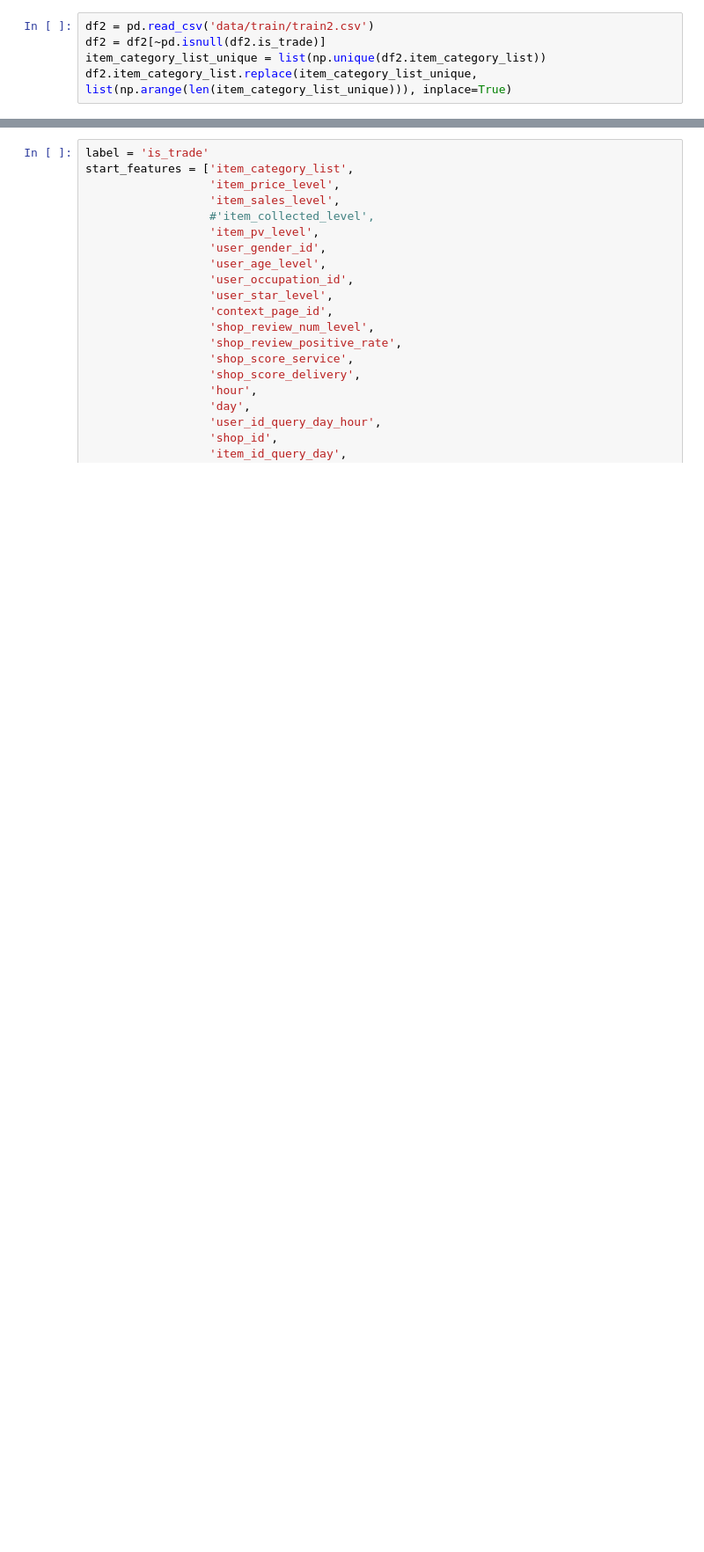
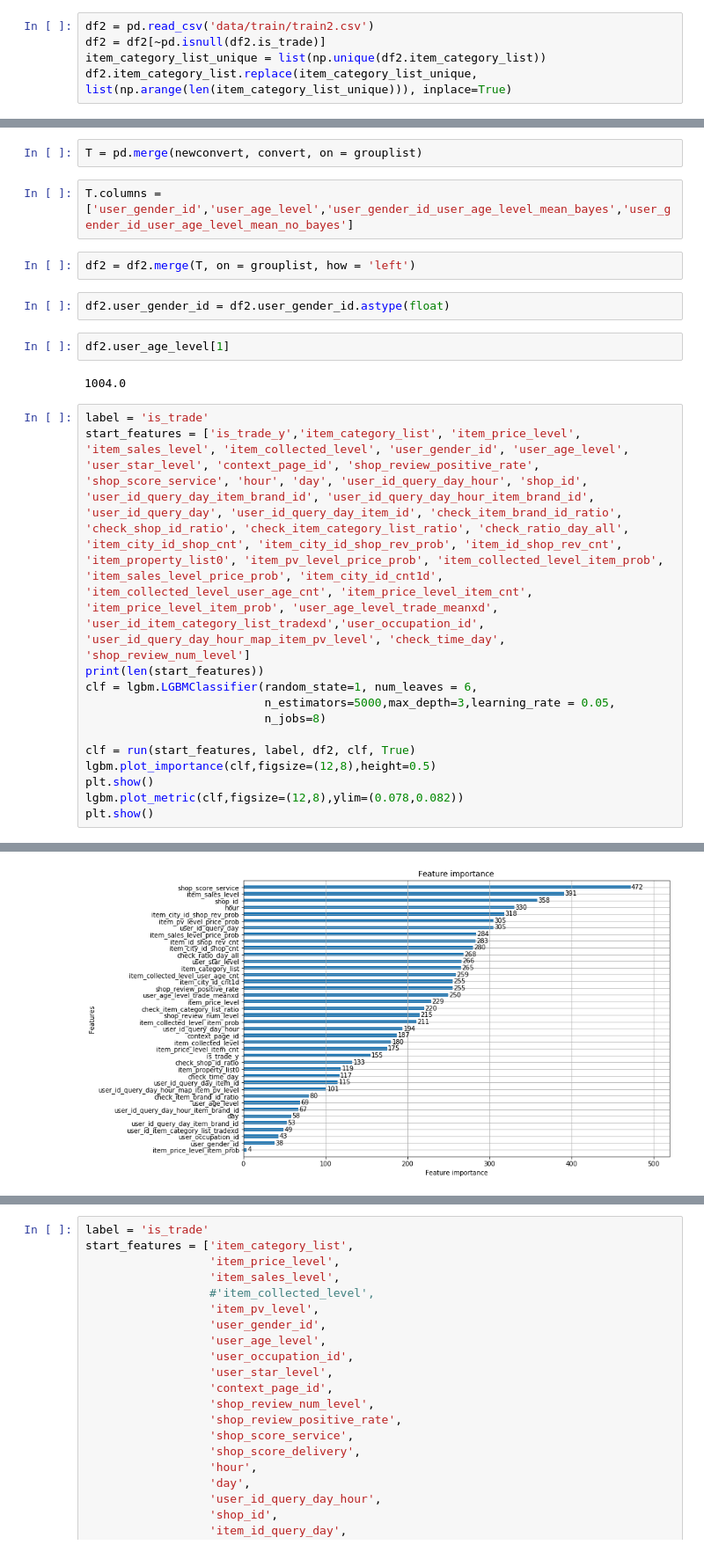
Before and after one commit to duxuhao/IJCAI-2018-2, a Jupyter notebook: Lab3.ipynb, the cells around one changed output, grey strips where cells are left out. Shown at 88% size. Saved outputs shown, nothing was run; the diff lists cells and outputs as text; blank space fills up the shorter version.

```diff
--- a/Lab3.ipynb
+++ b/Lab3.ipynb
@@ -34,0 +204,26 @@ def run(features, label, df, clf,verbose = True):
+# %%
+T = pd.merge(newconvert, convert, on = grouplist)
+# %%
+T.columns = ['user_gender_id','user_age_level','user_gender_id_user_age_level_mean_bayes','user_gender_id_user_age_level_mean_no_bayes']
+# %%
+df2 = df2.merge(T, on = grouplist, how = 'left')
+# %%
+df2.user_gender_id = df2.user_gender_id.astype(float)
+# %%
+df2.user_age_level[1]
+# %% [output]
+1004.0
+# %%
+label = 'is_trade'
+start_features = ['is_trade_y','item_category_list', 'item_price_level', 'item_sales_level', 'item_collected_level', 'user_gender_id', 'user_age_level', 'user_star_level', 'context_page_id', 'shop_review_positive_rate', 'shop_score_service', 'hour', 'day', 'user_id_query_day_hour', 'shop_id', 'user_id_query_day_item_brand_id', 'user_id_query_day_hour_item_brand_id', 'user_id_query_day', 'user_id_query_day_item_id', 'check_item_brand_id_ratio', 'check_shop_id_ratio', 'check_item_category_list_ratio', 'check_ratio_day_all', 'item_city_id_shop_cnt', 'item_city_id_shop_rev_prob', 'item_id_shop_rev_cnt', 'item_property_list0', 'item_pv_level_price_prob', 'item_collected_level_item_prob', 'item_sales_level_price_prob', 'item_city_id_cnt1d', 'item_collected_level_user_age_cnt', 'item_price_level_item_cnt', 'item_price_level_item_prob', 'user_age_level_trade_meanxd', 'user_id_item_category_list_tradexd','user_occupation_id', 'user_id_query_day_hour_map_item_pv_level', 'check_time_day', 'shop_review_num_level']
+print(len(start_features))
+clf = lgbm.LGBMClassifier(random_state=1, num_leaves = 6,
+                          n_estimators=5000,max_depth=3,learning_rate = 0.05,
+                          n_jobs=8)
+
+clf = run(start_features, label, df2, clf, True)
+lgbm.plot_importance(clf,figsize=(12,8),height=0.5)
+plt.show()
+lgbm.plot_metric(clf,figsize=(12,8),ylim=(0.078,0.082))
+plt.show()
+# %% [output]
@@ -34,0 +247 @@ def run(features, label, df, clf,verbose = True):
+[figure, added]
```
Also changed, not shown: parts of 36 cells of this notebook, 17 other files.
